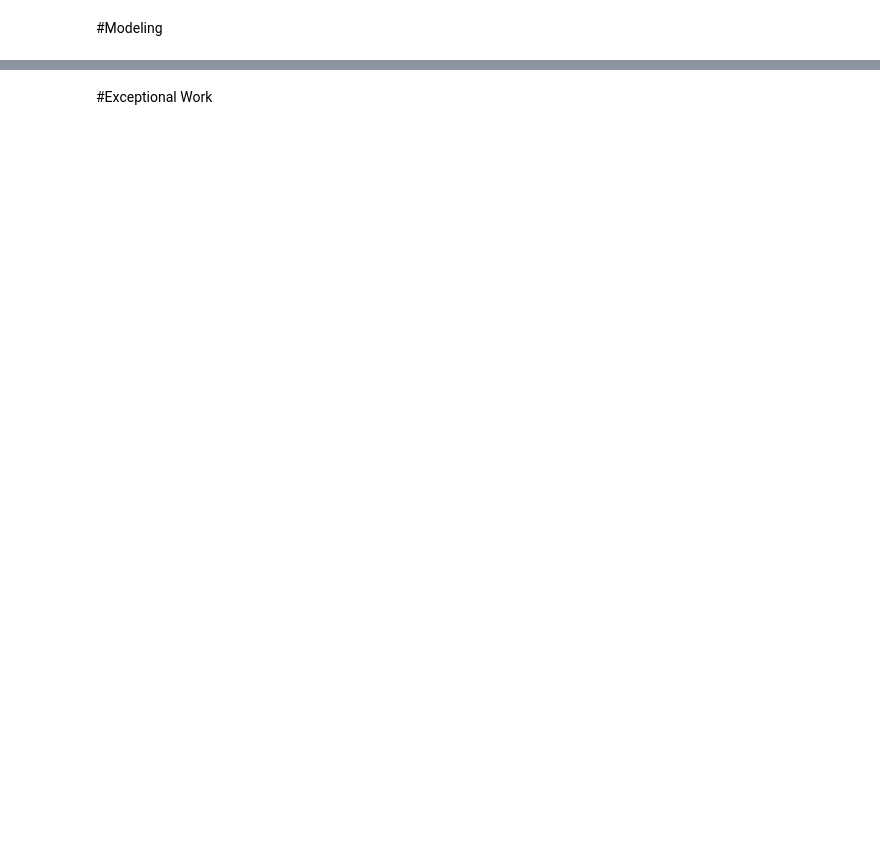
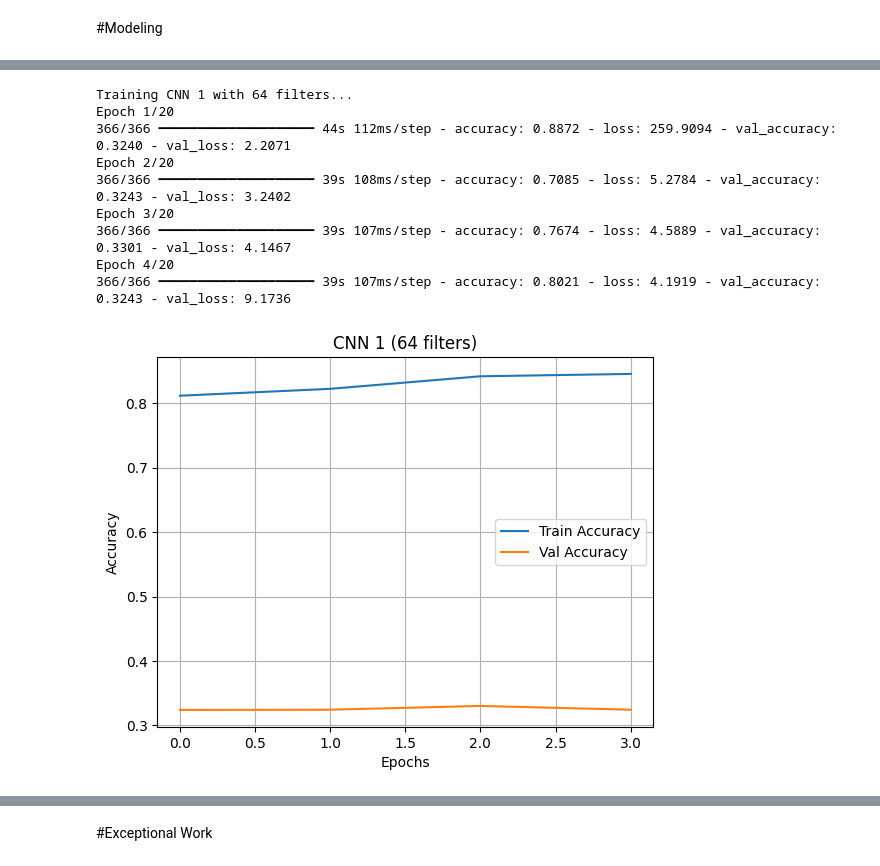
Before and after one commit to cammylexi/CS2341-Assignment-3, a Jupyter notebook: Lab_McPhaul_Llanes.ipynb, the cells around one changed output, grey strips where cells are left out. Drawn from its saved outputs; the diff is of its cells as text; code cells hidden in the pictures; blank space fills up the shorter version.

```diff
--- a/Lab_McPhaul_Llanes.ipynb
+++ b/Lab_McPhaul_Llanes.ipynb
@@ -70,0 +74,13 @@ Loaded 14630 images and 14630 labels.
+# %%
+from sklearn.model_selection import StratifiedKFold, train_test_split
+
+label_indices = np.argmax(all_labels, axis=1)
+skf = StratifiedKFold(n_splits=5, shuffle=True, random_state=42)
+
+for fold, (train_idx, val_idx) in enumerate(skf.split(all_images, label_indices)):
+    X_train, X_val = all_images[train_idx], all_images[val_idx]
+    y_train, y_val = all_labels[train_idx], all_labels[val_idx]
+
+    print(f"Fold {fold+1}:")
+    print(f"  Training samples: {len(X_train)}")
+    print(f"  Validation samples: {len(X_val)}")
@@ -186,0 +271,13 @@ Real-world Simulation: Cross-validation better simulates how the model would per
+# %%
+model_a2, history_a2 = train_and_plot(build_cnn_model_1, 64, "CNN 1")
+# %% [output]
+Training CNN 1 with 64 filters...
+Epoch 1/20
+366/366 ━━━━━━━━━━━━━━━━━━━━ 44s 112ms/step - accuracy: 0.8872 - loss: 259.9094 - val_accuracy: 0.3240 - val_loss: 2.2071
+Epoch 2/20
+366/366 ━━━━━━━━━━━━━━━━━━━━ 39s 108ms/step - accuracy: 0.7085 - loss: 5.2784 - val_accuracy: 0.3243 - val_loss: 3.2402
+Epoch 3/20
+366/366 ━━━━━━━━━━━━━━━━━━━━ 39s 107ms/step - accuracy: 0.7674 - loss: 4.5889 - val_accuracy: 0.3301 - val_loss: 4.1467
+Epoch 4/20
+366/366 ━━━━━━━━━━━━━━━━━━━━ 39s 107ms/step - accuracy: 0.8021 - loss: 4.1919 - val_accuracy: 0.3243 - val_loss: 9.1736
+[figure, added]
```
Also changed, not shown: parts of 23 cells of this notebook.
